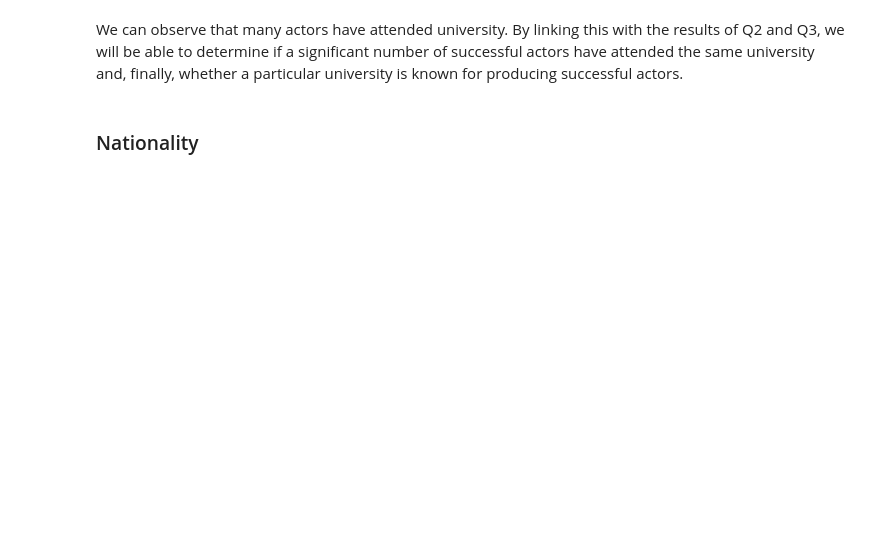
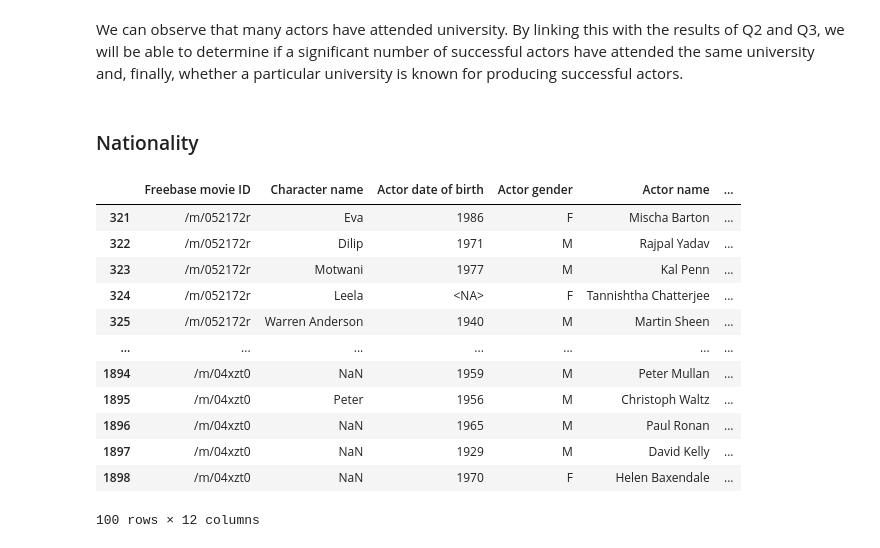
Before and after one commit to epfl-ada/ada-2024-project-bradaframanadamada, a Jupyter notebook: results.ipynb, the cells around one changed output. Cells and saved outputs as stored; diff of their text form; code cells hidden in the pictures; blank space fills up the shorter version.

```diff
--- a/results.ipynb
+++ b/results.ipynb
@@ -161,3 +160,9 @@ characters_df.head()
+# %%
+# clean the countries
+from src.utils.clean_country import country_mapping
+movies_df['Movie countries'] = movies_df['Movie countries'].apply(lambda x: [country_mapping.get(elem) for elem in x])
+# remove duplicate in list (like west and est germany)
+movies_df['Movie countries'] = movies_df['Movie countries'].apply(lambda x: list(set(x)))
 # %% [markdown]
 ### Joining the Dataframes
 Now that we have corrected the values, we can join the two Dataframes in order to have all information on one big Dataframe.
@@ -514,3 +519,19 @@ plt.show()
 We can observe that many actors have attended university. By linking this with the results of Q2 and Q3, we will be able to determine if a significant number of successful actors have attended the same university and, finally, whether a particular university is known for producing successful actors.
 # %% [markdown]
 ### Nationality
+# %%
+joined_df[joined_df['Movie countries'].apply(lambda x: len(x) >= 3)].head(100)
+# %% [output]
+|  | Freebase movie ID | Character name | Actor date of birth | Actor gender | Actor name | ... |
+| 321 | /m/052172r | Eva | 1986 | F | Mischa Barton | ... |
+| 322 | /m/052172r | Dilip | 1971 | M | Rajpal Yadav | ... |
+| 323 | /m/052172r | Motwani | 1977 | M | Kal Penn | ... |
+| 324 | /m/052172r | Leela | <NA> | F | Tannishtha Chatterjee | ... |
+| 325 | /m/052172r | Warren Anderson | 1940 | M | Martin Sheen | ... |
+| ... | ... | ... | ... | ... | ... | ... |
+| 1894 | /m/04xzt0 | NaN | 1959 | M | Peter Mullan | ... |
+| 1895 | /m/04xzt0 | Peter | 1956 | M | Christoph Waltz | ... |
+| 1896 | /m/04xzt0 | NaN | 1965 | M | Paul Ronan | ... |
+| 1897 | /m/04xzt0 | NaN | 1929 | M | David Kelly | ... |
+| 1898 | /m/04xzt0 | NaN | 1970 | F | Helen Baxendale | ... |
+100 rows × 12 columns
```
Also changed, not shown: parts of 5 cells of this notebook, 1 other file.
